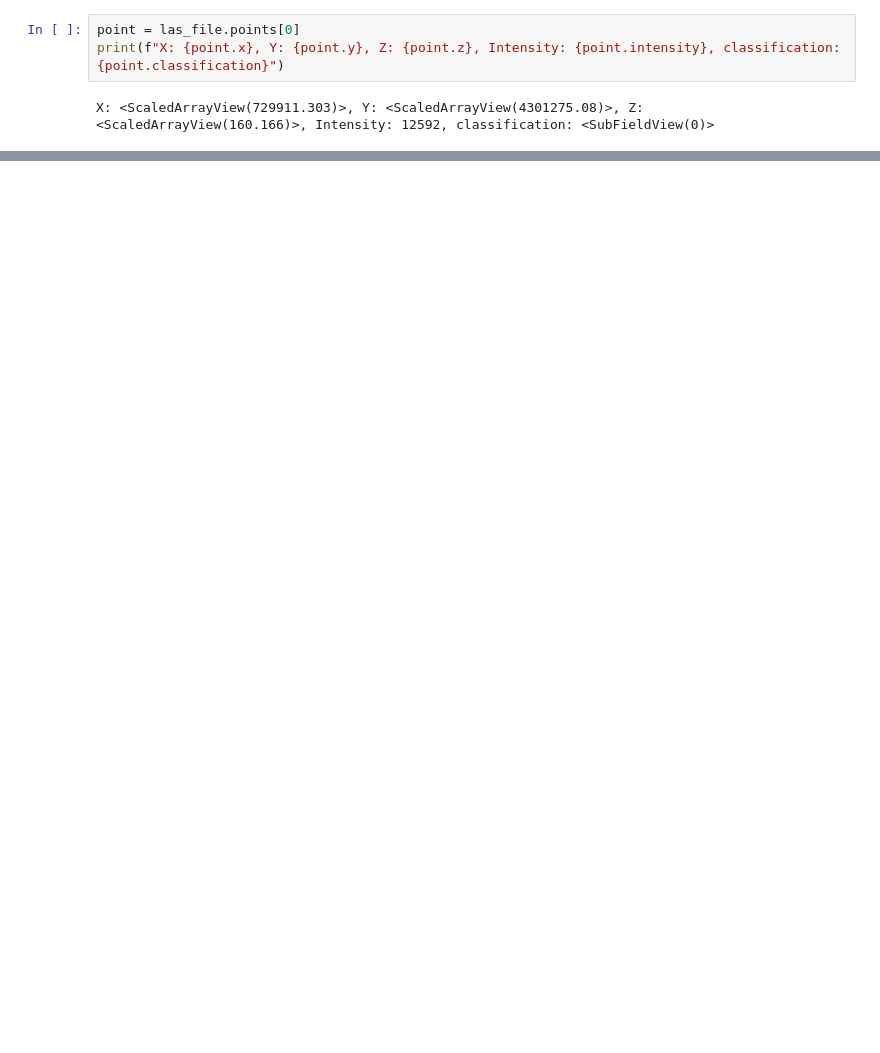
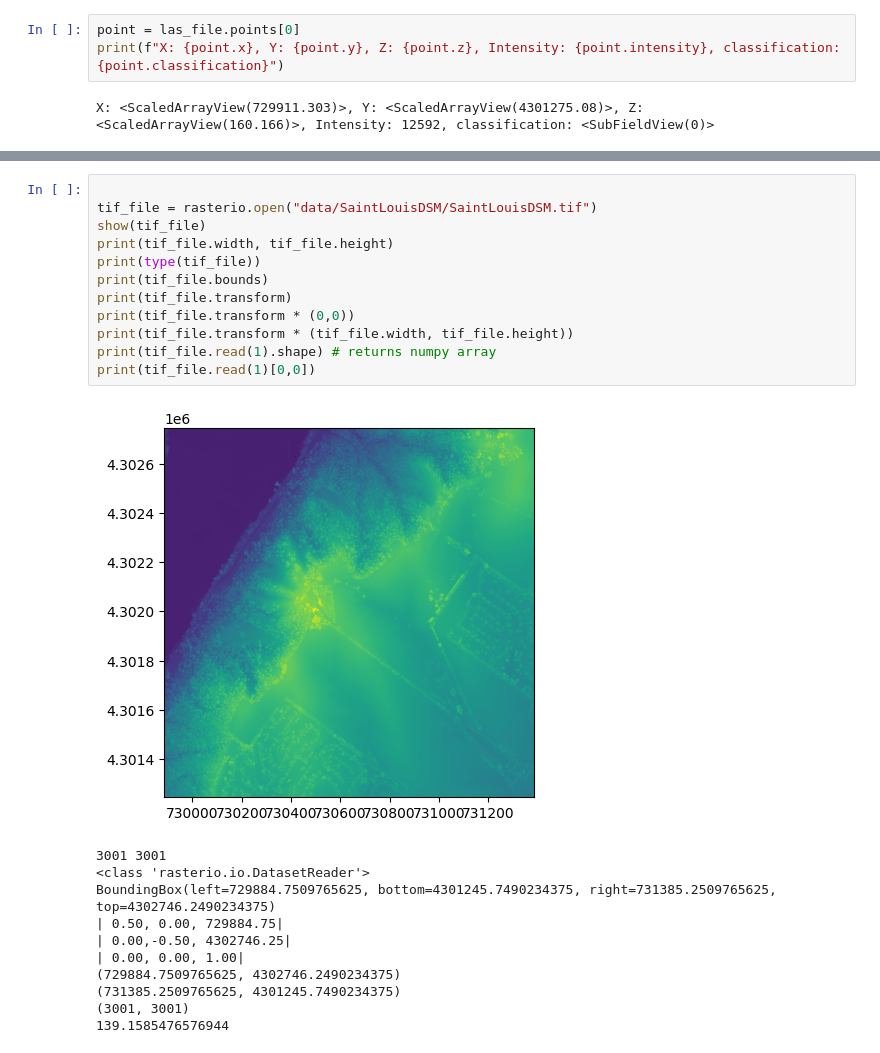
Before and after one commit to esatozholcek/Tree-Classification-Point-Cloud, a Jupyter notebook: project.ipynb, the cells around one changed output, grey strips where cells are left out. Drawn from its saved outputs; the diff is of its cells as text; blank space fills up the shorter version.

```diff
--- a/project.ipynb
+++ b/project.ipynb
@@ -120,0 +621,24 @@ with fiona.open("data/SaintLouisTrees/SaintLouisTrees.shp") as shapefile:
+# %%
+
+tif_file = rasterio.open("data/SaintLouisDSM/SaintLouisDSM.tif")
+show(tif_file)
+print(tif_file.width, tif_file.height)
+print(type(tif_file))
+print(tif_file.bounds)
+print(tif_file.transform)
+print(tif_file.transform * (0,0))
+print(tif_file.transform * (tif_file.width, tif_file.height))
+print(tif_file.read(1).shape) # returns numpy array
+print(tif_file.read(1)[0,0])
+# %% [output]
+[figure, added]
+3001 3001
+<class 'rasterio.io.DatasetReader'>
+BoundingBox(left=729884.7509765625, bottom=4301245.7490234375, right=731385.2509765625, top=4302746.2490234375)
+| 0.50, 0.00, 729884.75|
+| 0.00,-0.50, 4302746.25|
+| 0.00, 0.00, 1.00|
+(729884.7509765625, 4302746.2490234375)
+(731385.2509765625, 4301245.7490234375)
+(3001, 3001)
+139.1585476576944
```
Also changed, not shown: parts of 35 cells of this notebook, 6 other files.
